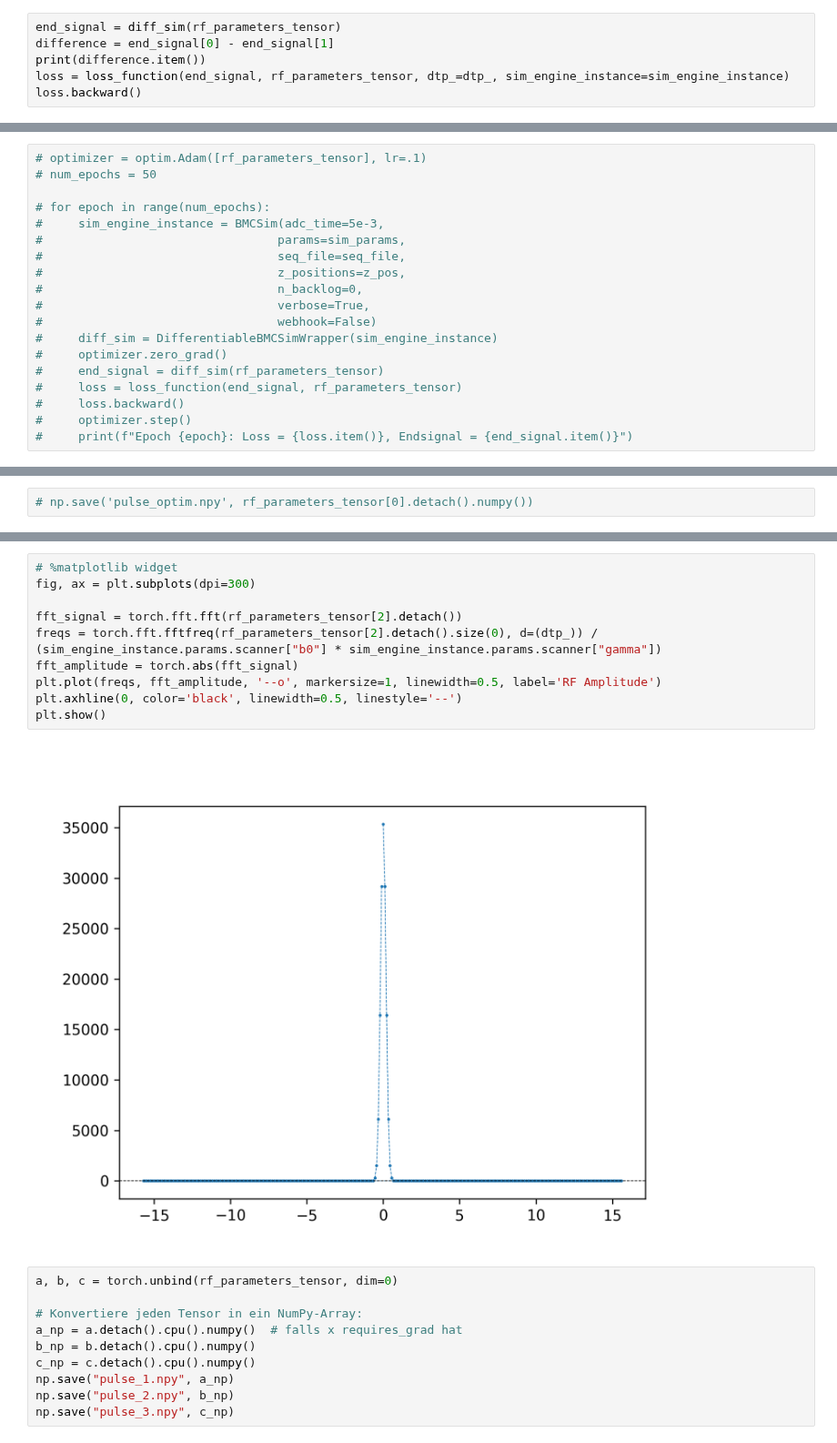
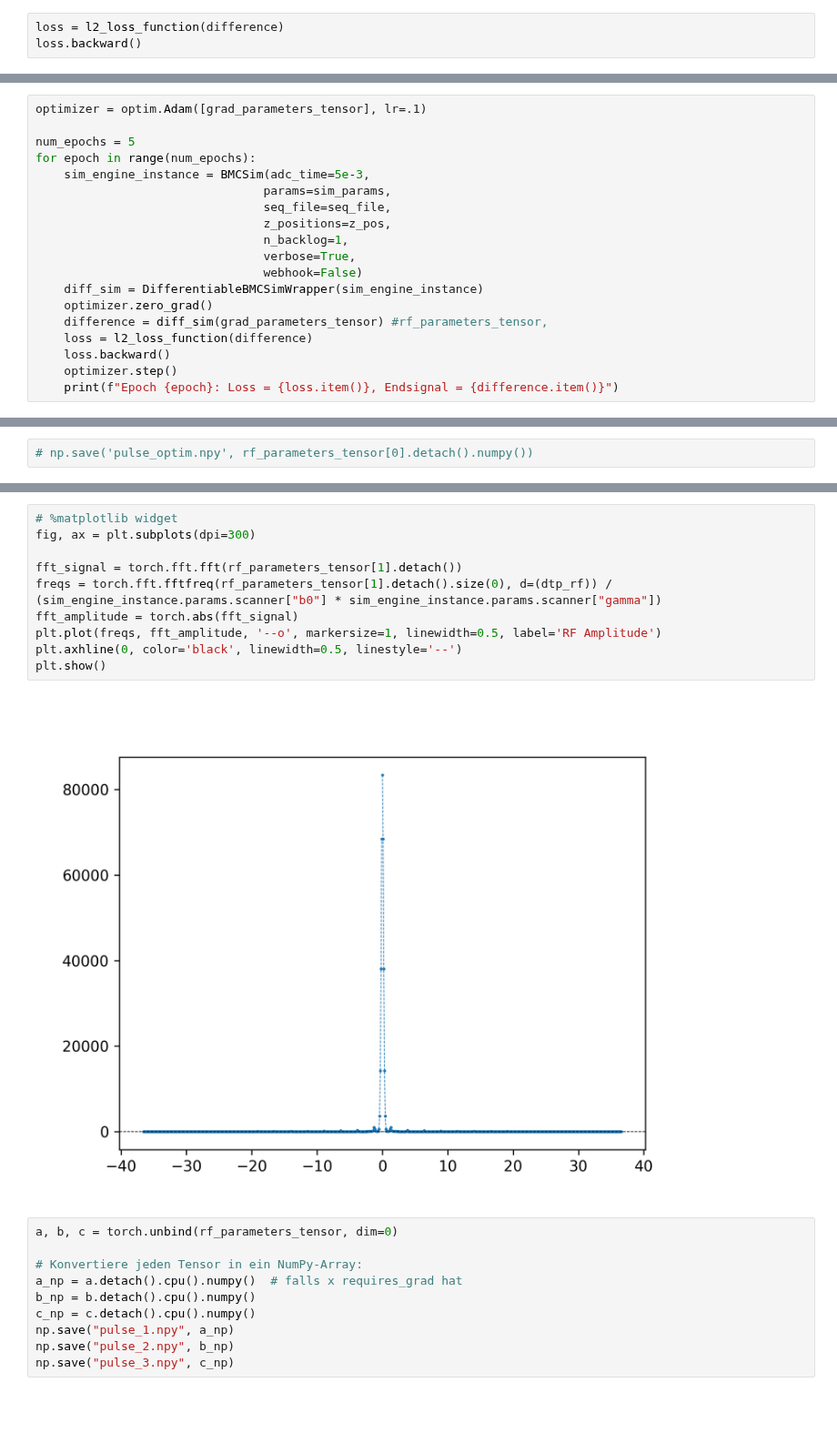
Before and after one commit to dantona02/optim, a Jupyter notebook: bmc/optimize/train.ipynb, the cells around one changed output, grey strips where cells are left out. Shown at 91% size. Drawn from its saved outputs; the diff is of its cells as text; blank space fills up the shorter version.

```diff
--- a/bmc/optimize/train.ipynb
+++ b/bmc/optimize/train.ipynb
@@ -144,8 +135,5 @@ def loss_function(end_signal, pulse_params,
 
 #     return total_loss
 # %%
-end_signal = diff_sim(rf_parameters_tensor)
-difference = end_signal[0] - end_signal[1]
-print(difference.item())
-loss = loss_function(end_signal, rf_parameters_tensor, dtp_=dtp_, sim_engine_instance=sim_engine_instance)
+loss = l2_loss_function(difference)
 loss.backward()
@@ -175,19 +194,19 @@ plt.show()
 # %%
-# optimizer = optim.Adam([rf_parameters_tensor], lr=.1)
-# num_epochs = 50
+optimizer = optim.Adam([grad_parameters_tensor], lr=.1)
 
-# for epoch in range(num_epochs):
-#     sim_engine_instance = BMCSim(adc_time=5e-3,
-#                                 params=sim_params,
-#                                 seq_file=seq_file,
-#                                 z_positions=z_pos,
-#                                 n_backlog=0,
-#                                 verbose=True,
-#                                 webhook=False)
-#     diff_sim = DifferentiableBMCSimWrapper(sim_engine_instance)
-#     optimizer.zero_grad()
-#     end_signal = diff_sim(rf_parameters_tensor)
-#     loss = loss_function(end_signal, rf_parameters_tensor)
-#     loss.backward()
-#     optimizer.step()
-#     print(f"Epoch {epoch}: Loss = {loss.item()}, Endsignal = {end_signal.item()}")
+num_epochs = 5
+for epoch in range(num_epochs):
+    sim_engine_instance = BMCSim(adc_time=5e-3,
+                                params=sim_params,
+                                seq_file=seq_file,
+                                z_positions=z_pos,
+                                n_backlog=1,
+                                verbose=True,
+                                webhook=False)
+    diff_sim = DifferentiableBMCSimWrapper(sim_engine_instance)
+    optimizer.zero_grad()
+    difference = diff_sim(grad_parameters_tensor) #rf_parameters_tensor,
+    loss = l2_loss_function(difference)
+    loss.backward()
+    optimizer.step()
+    print(f"Epoch {epoch}: Loss = {loss.item()}, Endsignal = {difference.item()}")
@@ -293,15 +331,15 @@ calculate_flip_angle(rf_parameters_tensor[0].detach(), dtp_, sim_engine_instance
 # %%
 # %matplotlib widget
 fig, ax = plt.subplots(dpi=300)
 
-fft_signal = torch.fft.fft(rf_parameters_tensor[2].detach())
-freqs = torch.fft.fftfreq(rf_parameters_tensor[2].detach().size(0), d=(dtp_)) / (sim_engine_instance.params.scanner["b0"] * sim_engine_instance.params.scanner["gamma"])
+fft_signal = torch.fft.fft(rf_parameters_tensor[1].detach())
+freqs = torch.fft.fftfreq(rf_parameters_tensor[1].detach().size(0), d=(dtp_rf)) / (sim_engine_instance.params.scanner["b0"] * sim_engine_instance.params.scanner["gamma"])
 fft_amplitude = torch.abs(fft_signal)
 plt.plot(freqs, fft_amplitude, '--o', markersize=1, linewidth=0.5, label='RF Amplitude')
 plt.axhline(0, color='black', linewidth=0.5, linestyle='--')
 plt.show()
 # %% [output]
-[figure, old version]
+[figure, new version]
 # %%
 a, b, c = torch.unbind(rf_parameters_tensor, dim=0)
 
```
Also changed, not shown: parts of 14 cells of this notebook, 1 other file.
